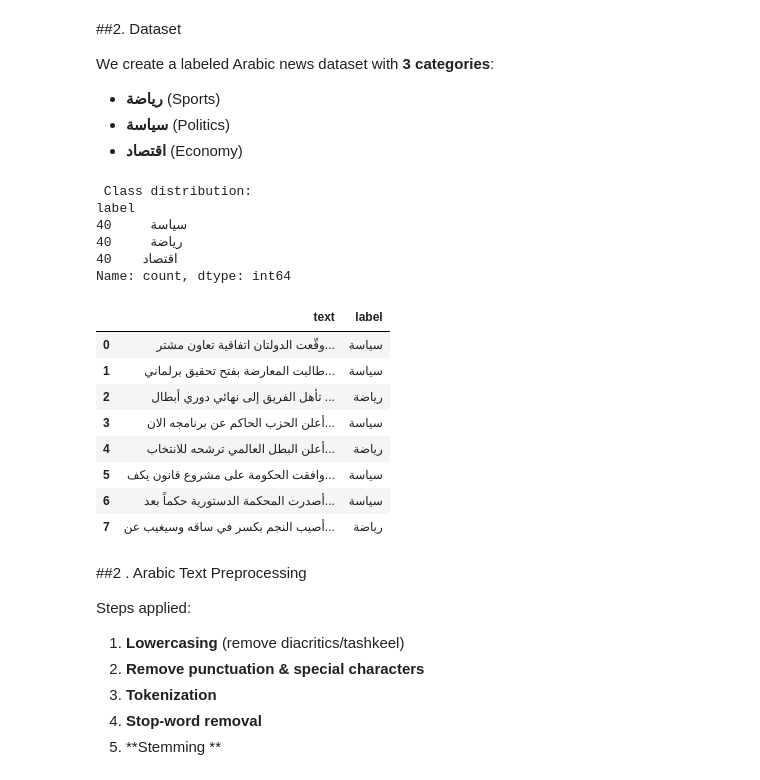
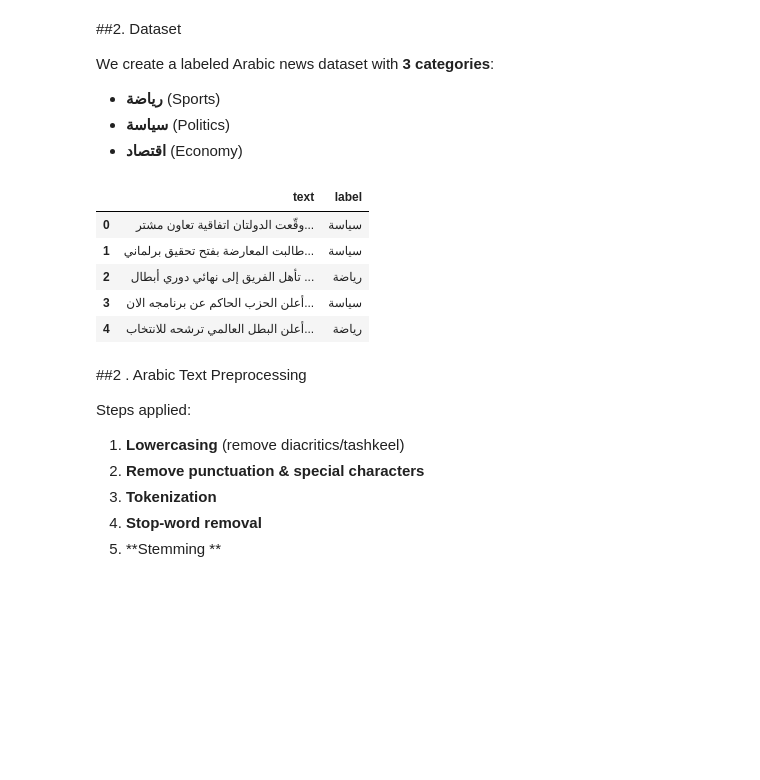
Before and after one commit to loplop05/News-Text-Classification, a Jupyter notebook: arabic_news_classification.ipynb, the cells around one changed output. Drawn from its saved outputs; the diff is of its cells as text; code cells hidden in the pictures; blank space fills up the shorter version.

```diff
--- a/arabic_news_classification.ipynb
+++ b/arabic_news_classification.ipynb
@@ -53,30 +51,16 @@ We create a labeled Arabic news dataset with **3 categories**:
 - **اقتصاد** (Economy)
 # %%
 
-
-
-# Read DataFrame back from the CSV file as the dataset source
 df = pd.read_csv('arabic_news.csv', encoding='utf-8-sig')
-
-print('\n Class distribution:')
-print(df['label'].value_counts())
-df.head(8)
-# %% [output]
- Class distribution:
-label
-سياسة     40
-رياضة     40
-اقتصاد    40
-Name: count, dtype: int64
-|  | text | label |
-| 0 | وقّعت الدولتان اتفاقية تعاون مشتر... | سياسة |
-| 1 | طالبت المعارضة بفتح تحقيق برلماني... | سياسة |
-| 2 | تأهل الفريق إلى نهائي دوري أبطال ... | رياضة |
-| 3 | أعلن الحزب الحاكم عن برنامجه الان... | سياسة |
-| 4 | أعلن البطل العالمي ترشحه للانتخاب... | رياضة |
-| 5 | وافقت الحكومة على مشروع قانون يكف... | سياسة |
-| 6 | أصدرت المحكمة الدستورية حكماً بعد... | سياسة |
-| 7 | أصيب النجم بكسر في ساقه وسيغيب عن... | رياضة |
+# %%
+df.head()
+# %% [output]
+|  | text | label |
+| 0 | وقّعت الدولتان اتفاقية تعاون مشتر... | سياسة |
+| 1 | طالبت المعارضة بفتح تحقيق برلماني... | سياسة |
+| 2 | تأهل الفريق إلى نهائي دوري أبطال ... | رياضة |
+| 3 | أعلن الحزب الحاكم عن برنامجه الان... | سياسة |
+| 4 | أعلن البطل العالمي ترشحه للانتخاب... | رياضة |
 # %% [markdown]
 ##2 . Arabic Text Preprocessing
 
```
Also changed, not shown: parts of 8 cells of this notebook.
